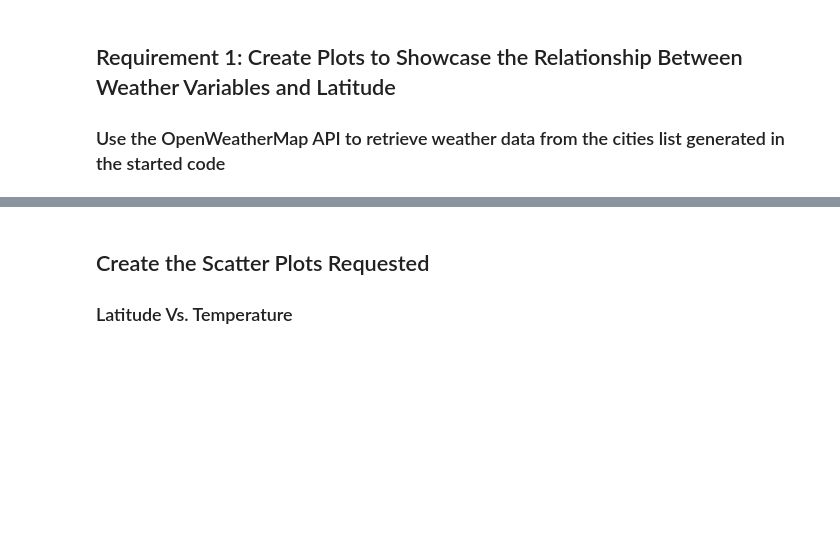
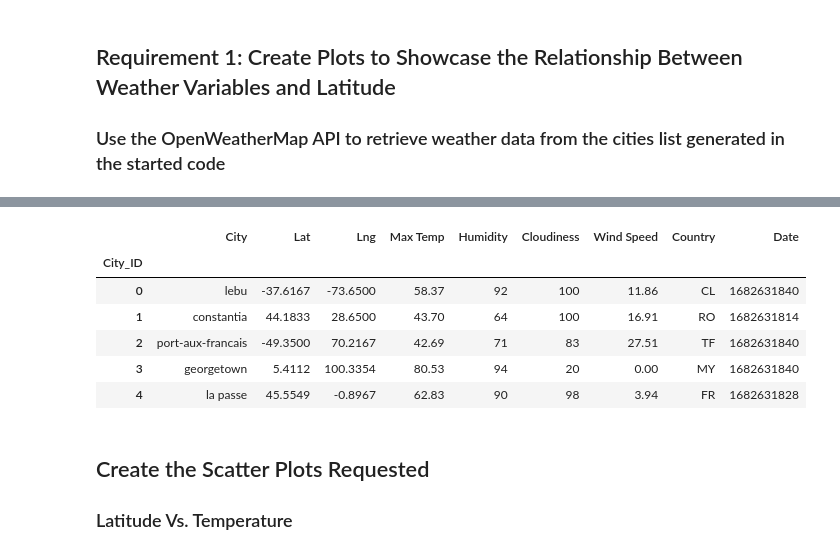
Before and after one commit to russo-53/Python_API_Challenge, a Jupyter notebook: Weather_Py_week6_HW.ipynb, the cells around one changed output, grey strips where cells are left out. Saved outputs shown, nothing was run; the diff lists cells and outputs as text; code cells hidden in the pictures; blank space fills up the shorter version.

```diff
--- a/Weather_Py_week6_HW.ipynb
+++ b/Weather_Py_week6_HW.ipynb
@@ -154,9 +172,18 @@ city_data_df.to_csv("../output_data/cities.csv", index_label="City_ID")
 # %%
 # Read saved data
-city_data_df = pd.read_csv("../output_data/cities.csv", index_col="City_ID")
+city_data_df = pd.read_csv("cities.csv", index_col="City_ID")
+
 
 # Display sample data
 city_data_df.head()
+# %% [output]
+|  | City | Lat | Lng | Max Temp | Humidity | Cloudiness | Wind Speed | Country | Date |
+| City_ID |  |  |  |  |  |  |  |  |  |
+| 0 | lebu | -37.6167 | -73.6500 | 58.37 | 92 | 100 | 11.86 | CL | 1682631840 |
+| 1 | constantia | 44.1833 | 28.6500 | 43.70 | 64 | 100 | 16.91 | RO | 1682631814 |
+| 2 | port-aux-francais | -49.3500 | 70.2167 | 42.69 | 71 | 83 | 27.51 | TF | 1682631840 |
+| 3 | georgetown | 5.4112 | 100.3354 | 80.53 | 94 | 20 | 0.00 | MY | 1682631840 |
+| 4 | la passe | 45.5549 | -0.8967 | 62.83 | 90 | 98 | 3.94 | FR | 1682631828 |
 # %% [markdown]
 ## Create the Scatter Plots Requested
 
```
Also changed, not shown: parts of 27 cells of this notebook, 8 other files.
